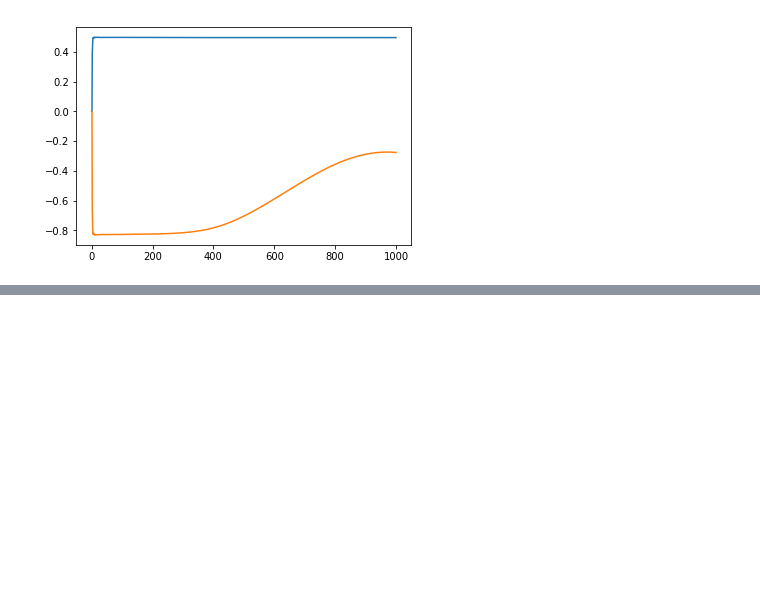
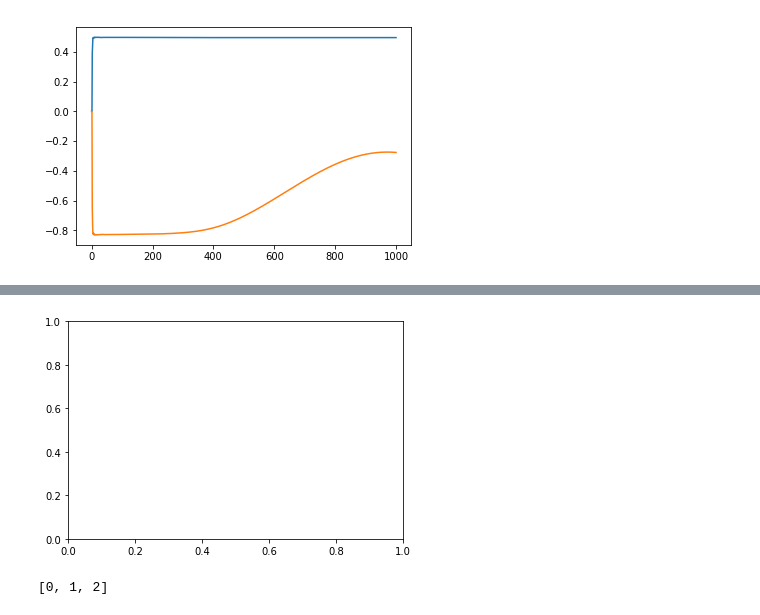
Before and after one commit to marcodalessandro76/MPPI, a Jupyter notebook: sphinx_source/tutorials/Tutorial_YamboParser.ipynb, the cells around one changed output, grey strips where cells are left out. Drawn from its saved outputs; the diff is of its cells as text; code cells hidden in the pictures; blank space fills up the shorter version.

```diff
--- a/sphinx_source/tutorials/Tutorial_YamboParser.ipynb
+++ b/sphinx_source/tutorials/Tutorial_YamboParser.ipynb
@@ -108,0 +157,11 @@ plt.plot(spin_results.time,spin_results.Mv_z)
+# %%
+G = [0.,0.,0.]
+X = [1.,0.,0.]
+L = [0.5,0.5,0.5]
+W = [1.0,0.5,0.]
+fcc_high_sym = {'X':X,'L':L,'G':G,'W':W}
+# %%
+band_range = [3,6]
+# %%
+data = results['bands_interpolated']
+#data
@@ -108,0 +206,14 @@ plt.plot(spin_results.time,spin_results.Mv_z)
+# %%
+def plot_bands(data,band_range,high_sym,fig,ax):
+    """
+    Plot the bands structure using the bands_interpolated output
+    file of the ypp -s b postprocessing.
+
+    Args:
+        data (:py:classs:`dict`) :
+    """
+# %%
+fig,ax = plt.subplots()
+plot_bands(data,band_range,fcc_high_sym,fig,ax)
+# %% [output]
+[figure, added]
@@ -108,0 +222,4 @@ plt.plot(spin_results.time,spin_results.Mv_z)
+# %%
+bla
+# %% [output]
+[0, 1, 2]
```
Also changed, not shown: parts of 17 cells of this notebook, 22 other files.
